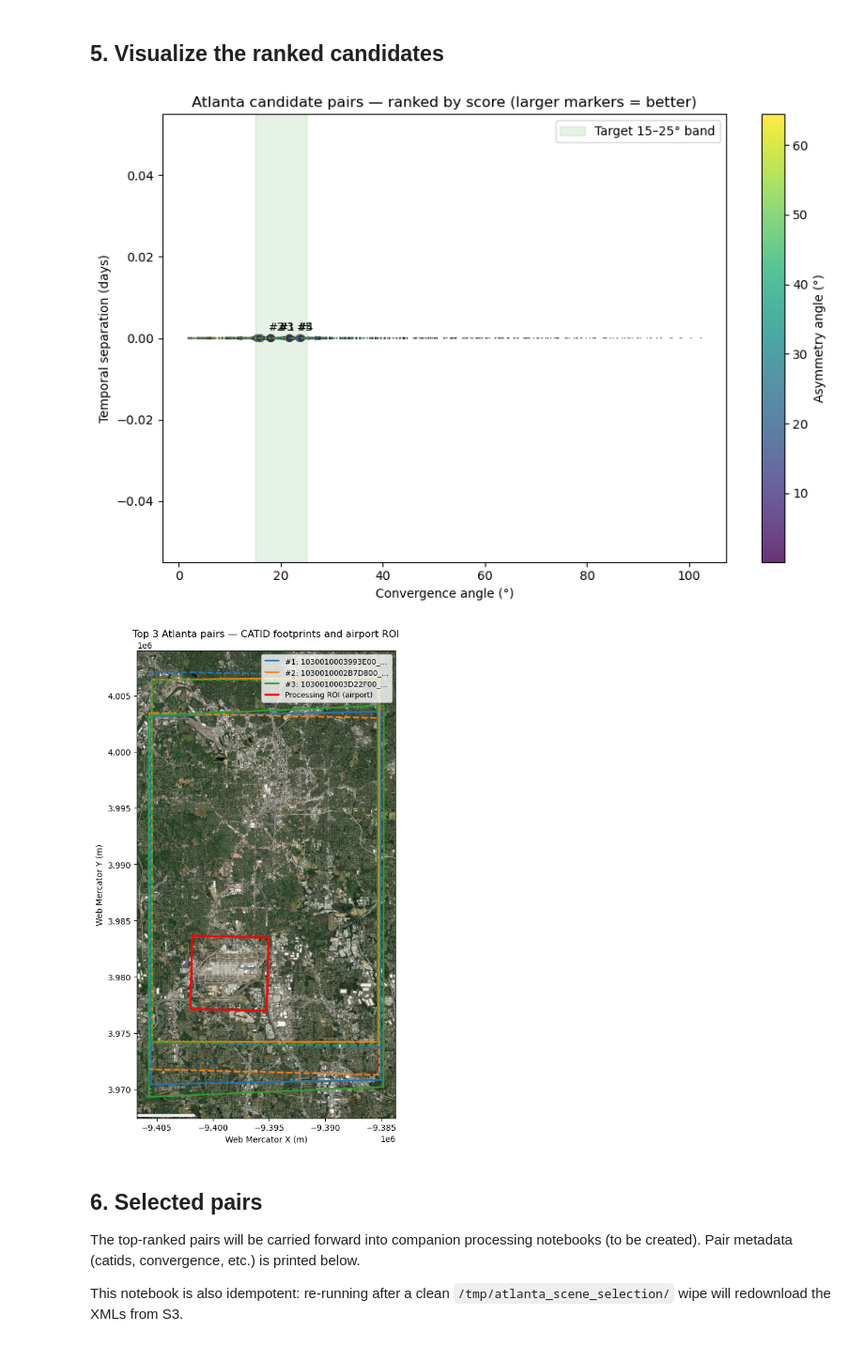
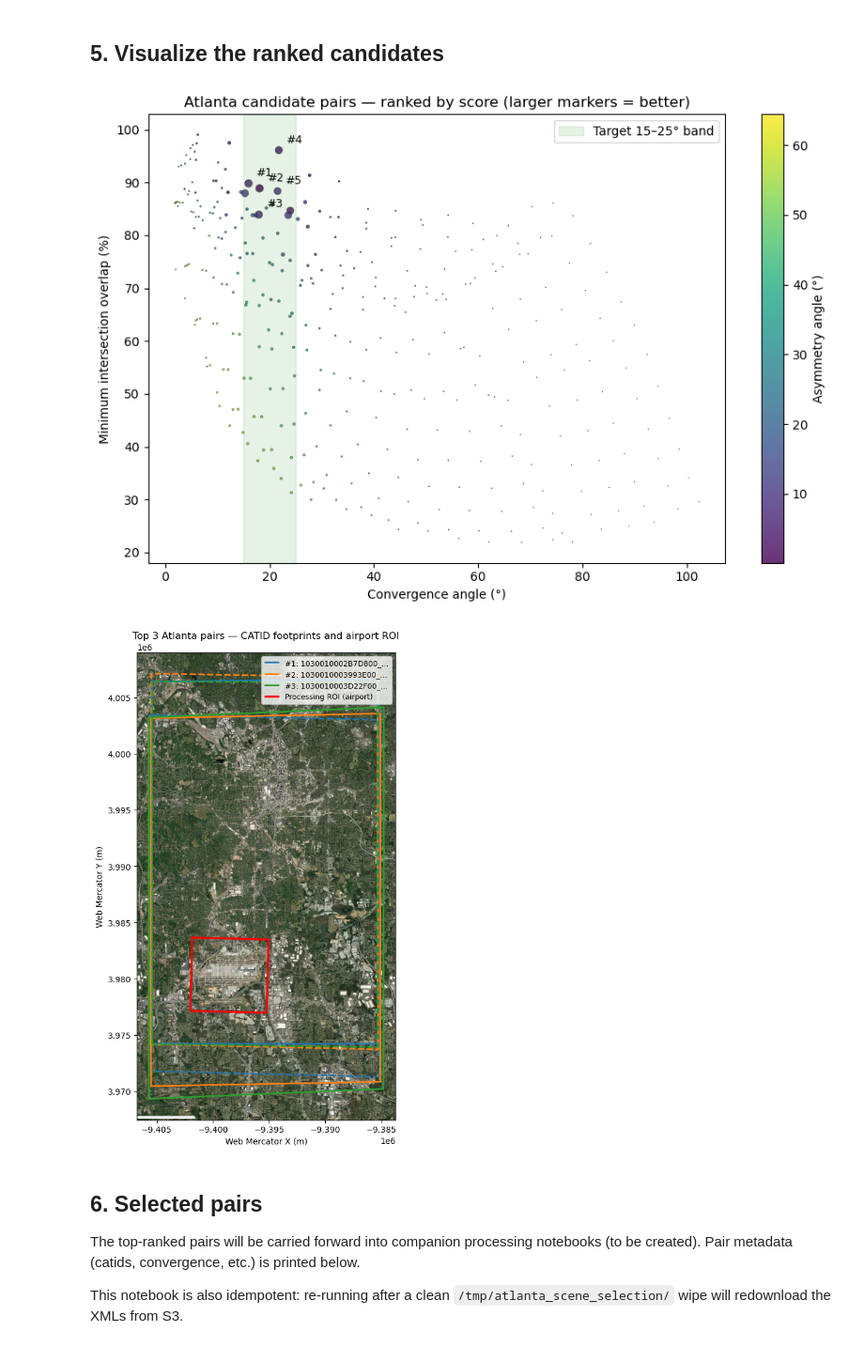
Before and after one commit to uw-cryo/asp_plot, a Jupyter notebook: notebooks/WorldView/worldview_spacenet_atlanta_stereo_scene_selection.ipynb, the cells around one changed output. Shown at 94% size. Cells and saved outputs as stored; diff of their text form; code cells hidden in the pictures.

```diff
--- a/notebooks/WorldView/worldview_spacenet_atlanta_stereo_scene_selection.ipynb
+++ b/notebooks/WorldView/worldview_spacenet_atlanta_stereo_scene_selection.ipynb
@@ -306,9 +305,6 @@ scored["asymm_flag"] = (scored["asymm_ang"] > 12).astype(int)
 
 scored["score"] = (
     3.0  * scored["conv_penalty"]
-  + 0.15 * scored["dt_days"]
-  + 0.30 * scored["delta_sun_el"]
-  + 0.10 * scored["delta_sun_az"]
   + 0.10 * scored[["off_nadir1", "off_nadir2"]].mean(axis=1)
   + 5.0  * scored["bie_flag"]
   + 5.0  * scored["asymm_flag"]
@@ -318,9 +314,8 @@ scored = scored.sort_values("score").reset_index(drop=True)
 print(f"Candidates after filtering: {len(scored)}")
 
 display_cols = [
-    "pairname", "dt_days", "conv_ang", "bie_ang", "asymm_ang",
-    "inter_perc_min", "delta_sun_el", "delta_sun_az",
-    "off_nadir1", "off_nadir2", "score",
+    "pairname", "conv_ang", "bie_ang", "asymm_ang",
+    "inter_perc_min", "off_nadir1", "off_nadir2", "score",
 ]
 scored[display_cols].head(15)
 # %% [output]
@@ -346,25 +341,25 @@ Candidates after filtering: 351
 # %%
 fig, ax = plt.subplots(figsize=(9, 6))
 sc = ax.scatter(
-    scored["conv_ang"], scored["dt_days"],
+    scored["conv_ang"], scored["inter_perc_min"],
     c=scored["asymm_ang"], cmap="viridis",
     s=60 * np.clip(1 / (scored["score"] + 0.5), 0, 5),
     alpha=0.8, edgecolor="k", linewidth=0.3,
 )
 cb = plt.colorbar(sc, ax=ax, label="Asymmetry angle (°)")
 ax.axvspan(15, 25, color="green", alpha=0.10, label="Target 15–25° band")
 for i in range(min(5, len(scored))):
     row = scored.iloc[i]
-    ax.annotate(f"#{i+1}", (row["conv_ang"], row["dt_days"]),
+    ax.annotate(f"#{i+1}", (row["conv_ang"], row["inter_perc_min"]),
                 textcoords="offset points", xytext=(6, 6), fontsize=9)
 ax.set_xlabel("Convergence angle (°)")
-ax.set_ylabel("Temporal separation (days)")
+ax.set_ylabel("Minimum intersection overlap (%)")
 ax.set_title("Atlanta candidate pairs — ranked by score (larger markers = better)")
 ax.legend(loc="upper right")
 plt.tight_layout()
 plt.show()
 # %% [output]
-[figure, old version]
+[figure, new version]
 # %%
 fig, ax = plt.subplots(figsize=(9, 9))
 
@@ -393,7 +388,7 @@ ax.set_ylabel("Web Mercator Y (m)")
 plt.tight_layout()
 plt.show()
 # %% [output]
-[figure, old version]
+[figure, new version]
 # %% [markdown]
 ## 6. Selected pairs
 
```
Also changed, not shown: parts of 4 cells of this notebook.
